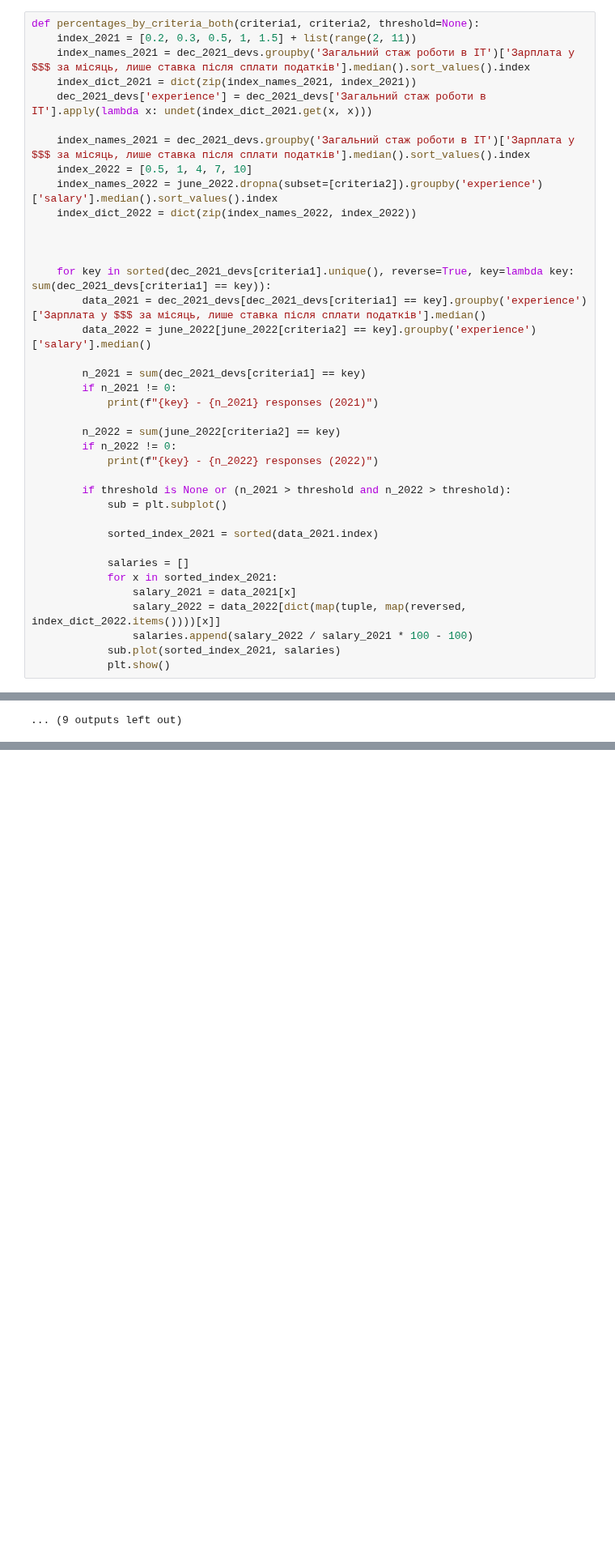
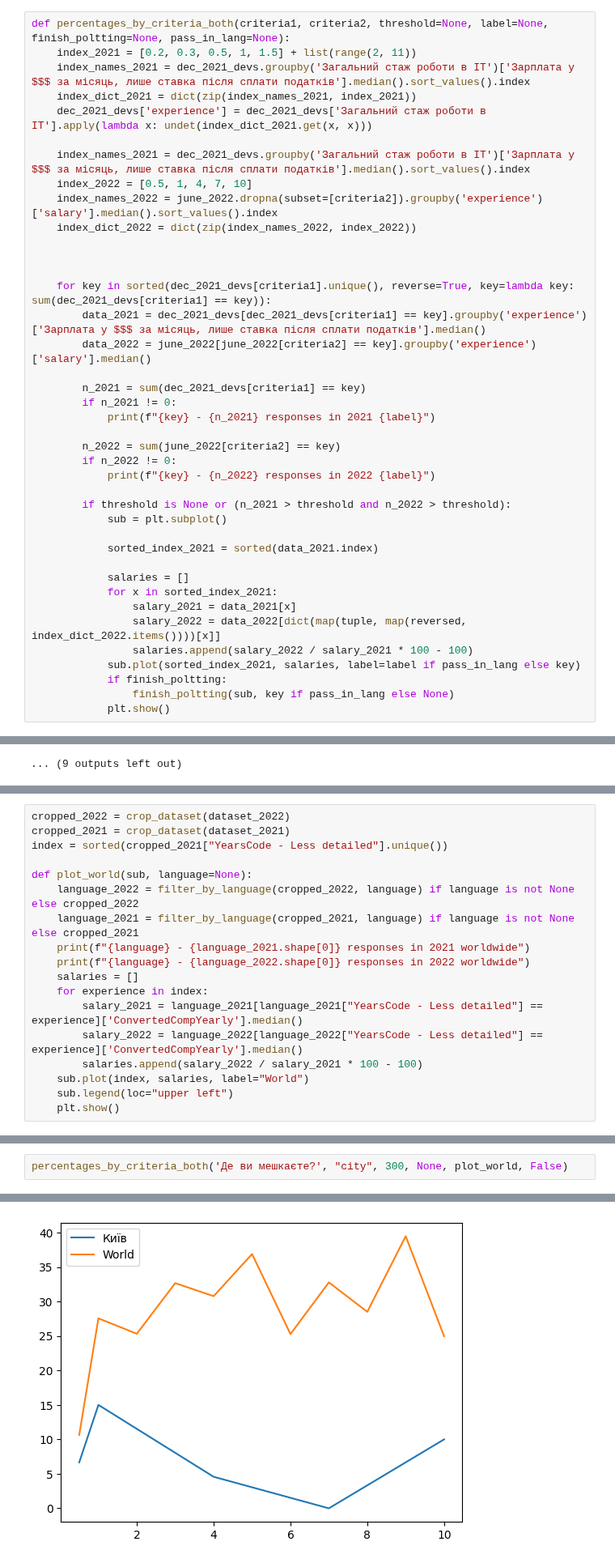
Before and after one commit to rizerphe-student/dev_datasets_analysis_project, a Jupyter notebook: notebook.ipynb, the cells around one changed output, grey strips where cells are left out. Shown at 81% size. Drawn from its saved outputs; the diff is of its cells as text; blank space fills up the shorter version.

Commit message:
Added Ukraine vs World percentages

```diff
--- a/notebook.ipynb
+++ b/notebook.ipynb
@@ -434,7 +434,7 @@ def undet(index):
         return 7
     return 10
 # %%
-def percentages_by_criteria_both(criteria1, criteria2, threshold=None):
+def percentages_by_criteria_both(criteria1, criteria2, threshold=None, label=None, finish_poltting=None, pass_in_lang=None):
     index_2021 = [0.2, 0.3, 0.5, 1, 1.5] + list(range(2, 11))
     index_names_2021 = dec_2021_devs.groupby('Загальний стаж роботи в ІТ')['Зарплата у $$$ за місяць, лише ставка після сплати податків'].median().sort_values().index
     index_dict_2021 = dict(zip(index_names_2021, index_2021))
@@ -453,11 +453,11 @@ def percentages_by_criteria_both(criteria1, criteria2, threshold=None):
 
         n_2021 = sum(dec_2021_devs[criteria1] == key)
         if n_2021 != 0:
-            print(f"{key} - {n_2021} responses (2021)")
+            print(f"{key} - {n_2021} responses in 2021 {label}")
 
         n_2022 = sum(june_2022[criteria2] == key)
         if n_2022 != 0:
-            print(f"{key} - {n_2022} responses (2022)")
+            print(f"{key} - {n_2022} responses in 2022 {label}")
 
         if threshold is None or (n_2021 > threshold and n_2022 > threshold):
             sub = plt.subplot()
@@ -469,7 +469,9 @@ def percentages_by_criteria_both(criteria1, criteria2, threshold=None):
                 salary_2021 = data_2021[x]
                 salary_2022 = data_2022[dict(map(tuple, map(reversed, index_dict_2022.items())))[x]]
                 salaries.append(salary_2022 / salary_2021 * 100 - 100)
-            sub.plot(sorted_index_2021, salaries)
+            sub.plot(sorted_index_2021, salaries, label=label if pass_in_lang else key)
+            if finish_poltting:
+                finish_poltting(sub, key if pass_in_lang else None)
             plt.show()
 # %% [markdown]
 ### Language
@@ -738,0 +745,18 @@ Python
+# %%
+cropped_2022 = crop_dataset(dataset_2022)
+cropped_2021 = crop_dataset(dataset_2021)
+index = sorted(cropped_2021["YearsCode - Less detailed"].unique())
+
+def plot_world(sub, language=None):
+    language_2022 = filter_by_language(cropped_2022, language) if language is not None else cropped_2022
+    language_2021 = filter_by_language(cropped_2021, language) if language is not None else cropped_2021
+    print(f"{language} - {language_2021.shape[0]} responses in 2021 worldwide")
+    print(f"{language} - {language_2022.shape[0]} responses in 2022 worldwide")
+    salaries = []
+    for experience in index:
+        salary_2021 = language_2021[language_2021["YearsCode - Less detailed"] == experience]['ConvertedCompYearly'].median()
+        salary_2022 = language_2022[language_2022["YearsCode - Less detailed"] == experience]['ConvertedCompYearly'].median()
+        salaries.append(salary_2022 / salary_2021 * 100 - 100)
+    sub.plot(index, salaries, label="World")
+    sub.legend(loc="upper left")
+    plt.show()
@@ -738,0 +776,3 @@ Python
+# %%
+percentages_by_criteria_both('Де ви мешкаєте?', "city", 300, None, plot_world, False)
+# %% [output]
@@ -738,0 +783 @@ Python
+[figure, added]
```
Also changed, not shown: parts of 7 cells of this notebook.
